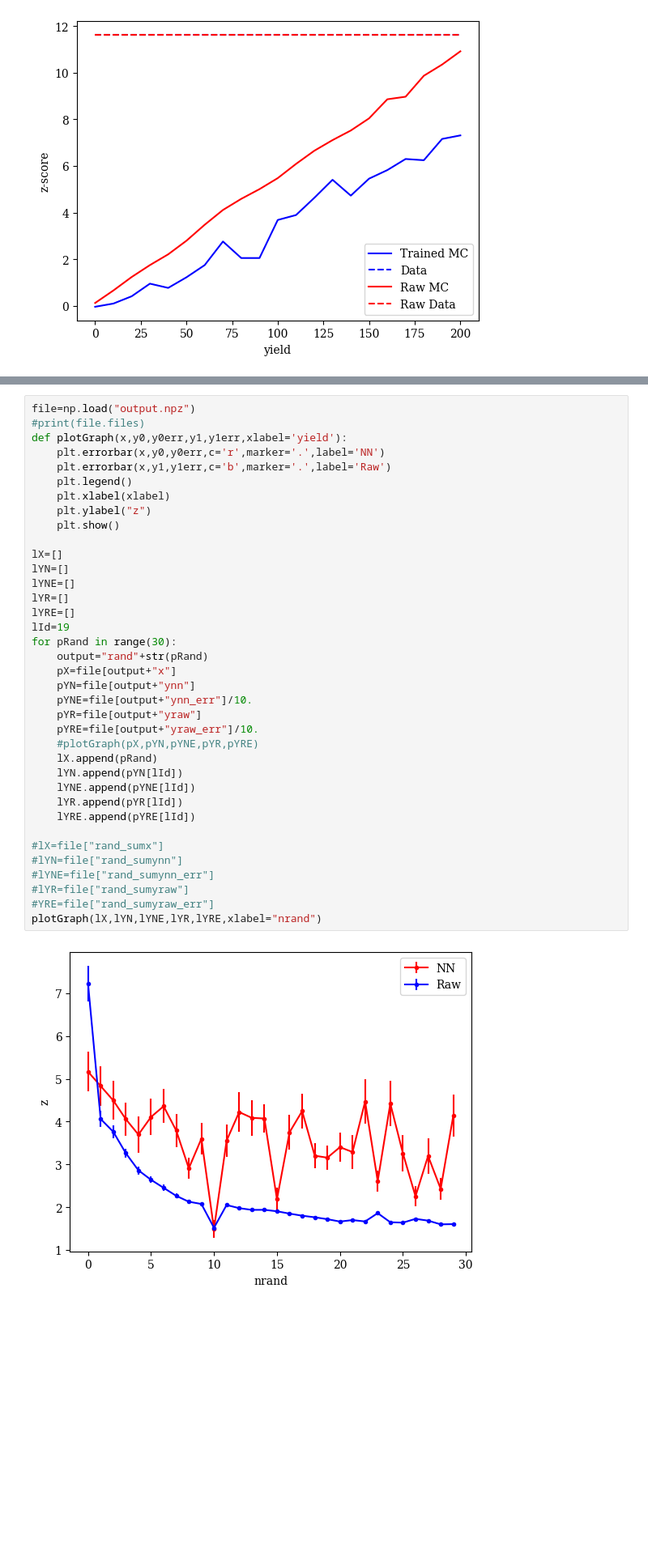
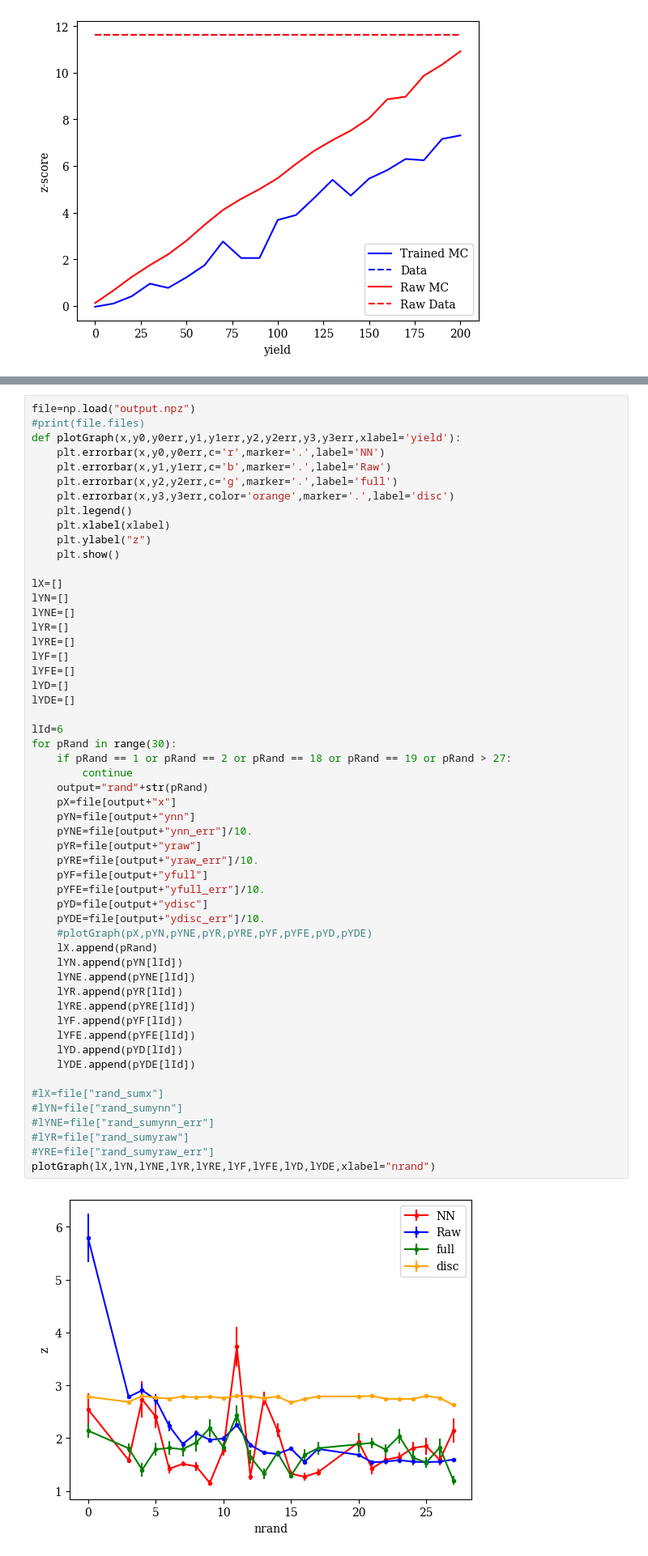
Before and after one commit to SamBT/phlab-neurips25, a Jupyter notebook: experiments/toyjet/Plotting.ipynb, the cells around one changed output, grey strips where cells are left out. Shown at 81% size. Drawn from its saved outputs; the diff is of its cells as text; blank space fills up the shorter version.

```diff
--- a/experiments/toyjet/Plotting.ipynb
+++ b/experiments/toyjet/Plotting.ipynb
@@ -38,39 +38,56 @@ utils.make_corner(file["da_out"],file["da_lab"])
 # %%
 file=np.load("output.npz")
 #print(file.files)
-def plotGraph(x,y0,y0err,y1,y1err,xlabel='yield'):
+def plotGraph(x,y0,y0err,y1,y1err,y2,y2err,y3,y3err,xlabel='yield'):
     plt.errorbar(x,y0,y0err,c='r',marker='.',label='NN')
     plt.errorbar(x,y1,y1err,c='b',marker='.',label='Raw')
+    plt.errorbar(x,y2,y2err,c='g',marker='.',label='full')
+    plt.errorbar(x,y3,y3err,color='orange',marker='.',label='disc')
     plt.legend()
     plt.xlabel(xlabel)
     plt.ylabel("z")
     plt.show()
 
 lX=[]
 lYN=[]
 lYNE=[]
 lYR=[]
 lYRE=[]
-lId=19
+lYF=[]
+lYFE=[]
+lYD=[]
+lYDE=[]
+
+lId=6
 for pRand in range(30):
+    if pRand == 1 or pRand == 2 or pRand == 18 or pRand == 19 or pRand > 27:
+        continue
     output="rand"+str(pRand)
     pX=file[output+"x"]
     pYN=file[output+"ynn"]
     pYNE=file[output+"ynn_err"]/10.
     pYR=file[output+"yraw"]
     pYRE=file[output+"yraw_err"]/10.
-    #plotGraph(pX,pYN,pYNE,pYR,pYRE)
+    pYF=file[output+"yfull"]
+    pYFE=file[output+"yfull_err"]/10.
+    pYD=file[output+"ydisc"]
+    pYDE=file[output+"ydisc_err"]/10.
+    #plotGraph(pX,pYN,pYNE,pYR,pYRE,pYF,pYFE,pYD,pYDE)
     lX.append(pRand)
     lYN.append(pYN[lId])
     lYNE.append(pYNE[lId])
     lYR.append(pYR[lId])
     lYRE.append(pYRE[lId])
+    lYF.append(pYF[lId])
+    lYFE.append(pYFE[lId])
+    lYD.append(pYD[lId])
+    lYDE.append(pYDE[lId])
 
 #lX=file["rand_sumx"]
 #lYN=file["rand_sumynn"]
 #lYNE=file["rand_sumynn_err"]
 #lYR=file["rand_sumyraw"]
 #YRE=file["rand_sumyraw_err"]
-plotGraph(lX,lYN,lYNE,lYR,lYRE,xlabel="nrand")
+plotGraph(lX,lYN,lYNE,lYR,lYRE,lYF,lYFE,lYD,lYDE,xlabel="nrand")
 # %% [output]
-[figure, old version]
+[figure, new version]
```
Also changed, not shown: parts of 1 cell of this notebook, 3 other files.
